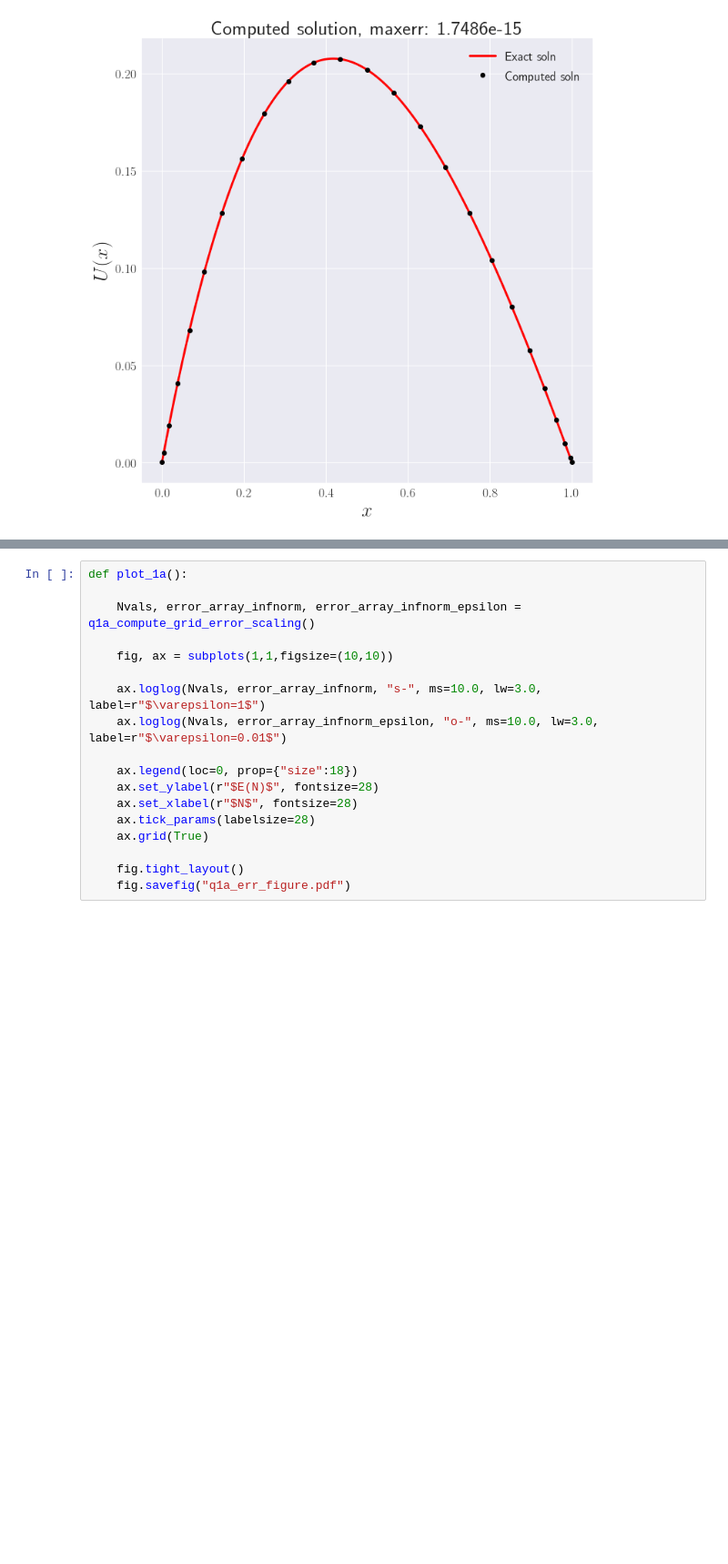
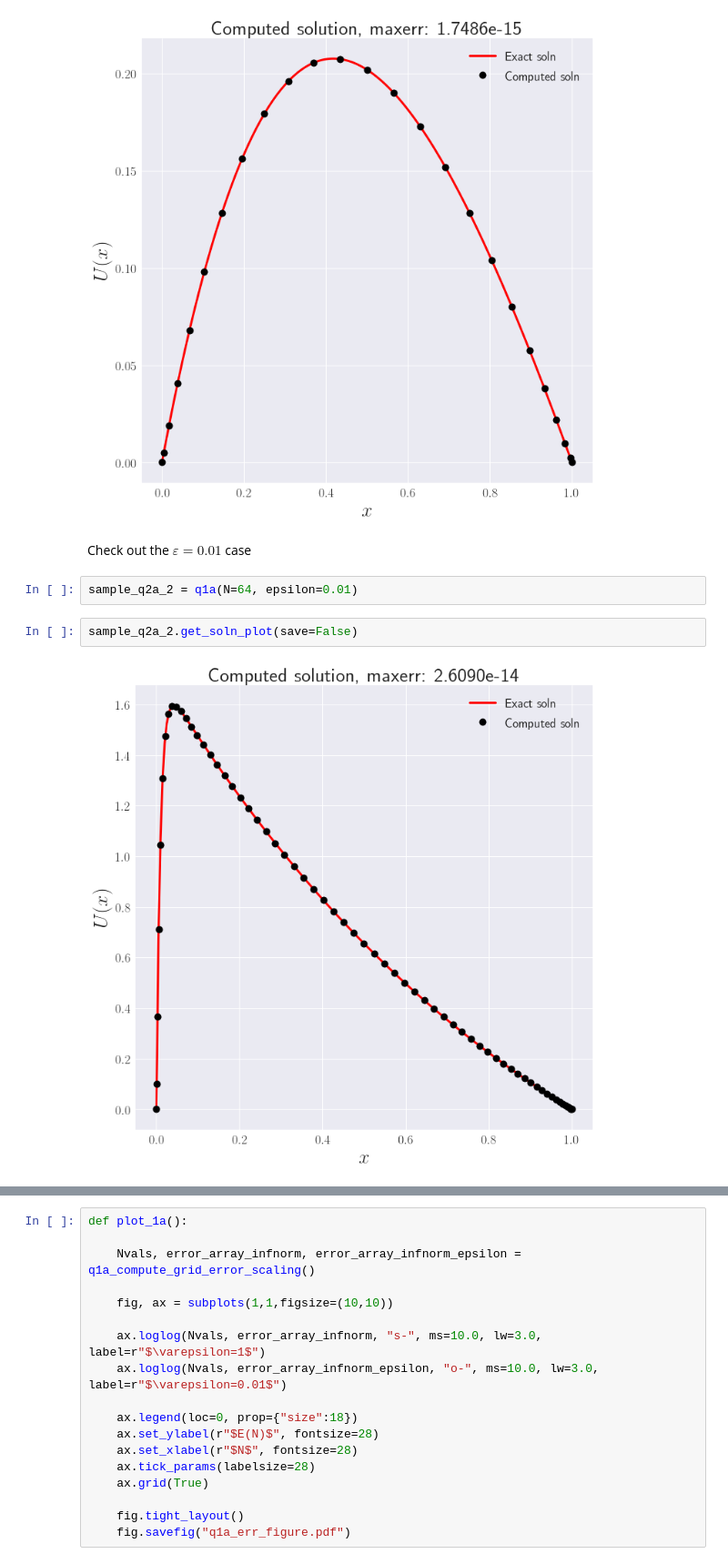
Before and after one commit to jnlucero96/apma922, a Jupyter notebook: assignment04/ipy_notebooks/A4Q1.ipynb, the cells around one changed output, grey strips where cells are left out. Shown: that part at 91% size. Drawn from its saved outputs; the diff is of its cells as text; blank space fills up the shorter version.

```diff
--- a/assignment04/ipy_notebooks/A4Q1.ipynb
+++ b/assignment04/ipy_notebooks/A4Q1.ipynb
@@ -155,3 +160,11 @@ sample_q1a = q1a(N=24)
 sample_q1a.get_soln_plot(save=True)
 # %% [output]
 [figure]
+# %% [markdown]
+Check out the $\varepsilon=0.01$ case
+# %%
+sample_q2a_2 = q1a(N=64, epsilon=0.01)
+# %%
+sample_q2a_2.get_soln_plot(save=False)
+# %% [output]
+[figure, added]
```
Also changed, not shown: parts of 8 cells of this notebook, 2 other files.
